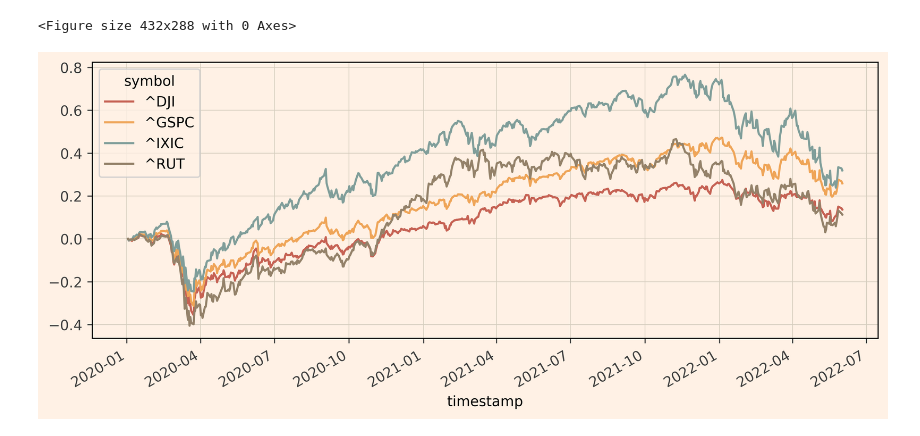
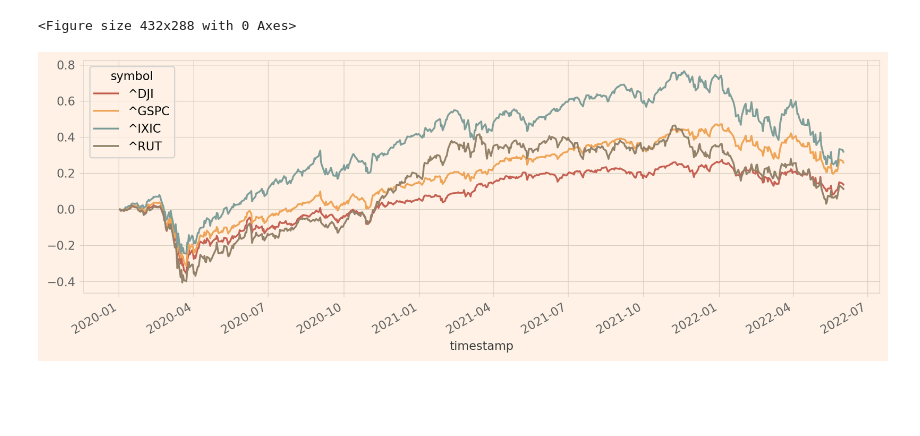
Before and after one commit to gialdetti/themes, a Jupyter notebook: examples/plot-markets.ipynb, the cells around one changed output. Saved outputs shown, nothing was run; the diff lists cells and outputs as text; code cells hidden in the pictures; blank space fills up the shorter version.

```diff
--- a/examples/plot-markets.ipynb
+++ b/examples/plot-markets.ipynb
@@ -64,11 +68,9 @@ plt.figure();   # Hack to overcome mpl bug of delaying with figure.facecolor upd
 # %% [output]
 <Figure size 432x288 with 0 Axes>
 # %%
-%config InlineBackend.figure_format='retina'
-
 with plt.style.context('capon'):
-    plt.figure(figsize=(10, 4), dpi=300)
+    plt.figure(figsize=(12, 4), dpi=96)
 #     print(plt.rcParams['figure.facecolor'])
     markets.pivot_table(index='timestamp', columns='symbol', values='relative_price').plot(ax=plt.gca())
 # %% [output]
-[figure, old version]
+[figure, new version]
```
Also changed, not shown: parts of 2 cells of this notebook, 7 other files.
